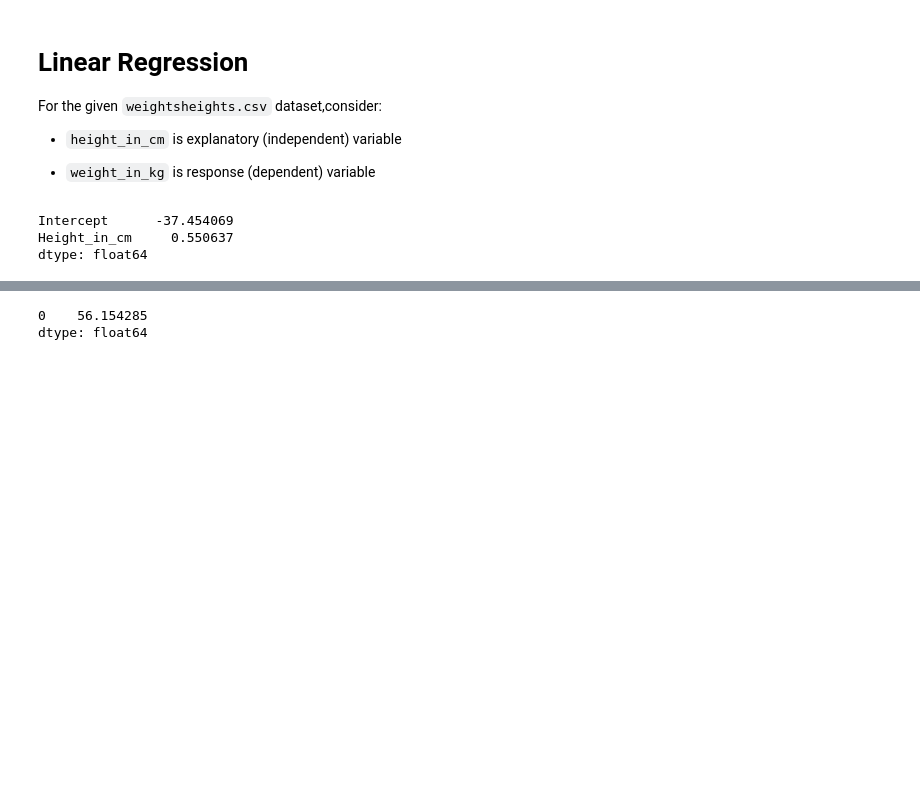
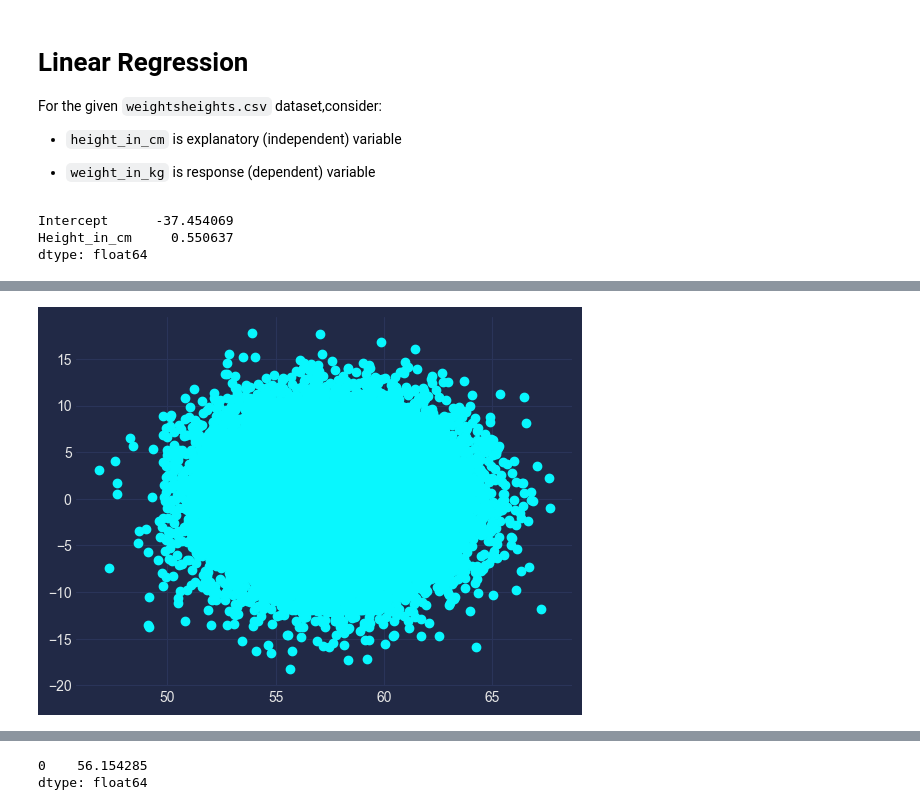
Before and after one commit to abhijeet-bhambere/python-ml-trail, a Jupyter notebook: ml_revision_1.ipynb, the cells around one changed output, grey strips where cells are left out. Cells and saved outputs as stored; diff of their text form; code cells hidden in the pictures; blank space fills up the shorter version.

```diff
--- a/ml_revision_1.ipynb
+++ b/ml_revision_1.ipynb
@@ -219,0 +260,5 @@ dtype: float64
+# %%
+plt.scatter(model.fittedvalues, model.resid)
+plt.show()
+# %% [output]
+[figure, added]
```
Also changed, not shown: parts of 33 cells of this notebook.
